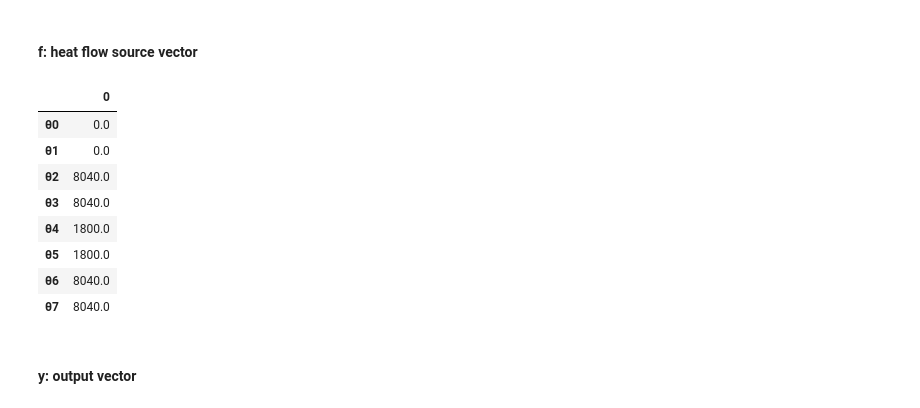
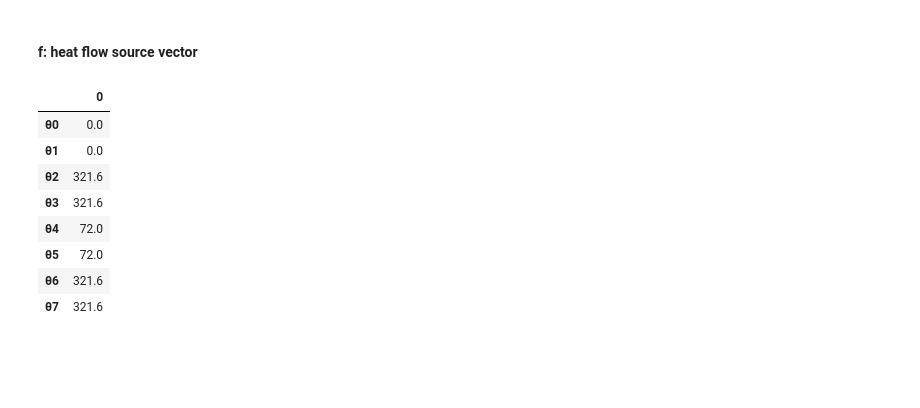
Before and after one commit to dm4bem/thermal-building-model-super-team, a Jupyter notebook: Assignment1_Gustmann_Rahman_Silva_Uddin.ipynb, the cells around one changed output. Cells and saved outputs as stored; diff of their text form; code cells hidden in the pictures; blank space fills up the shorter version.

```diff
--- a/Assignment1_Gustmann_Rahman_Silva_Uddin.ipynb
+++ b/Assignment1_Gustmann_Rahman_Silva_Uddin.ipynb
@@ -30,9 +30,12 @@ S_wall_3 = l*H
 
 # Temperatures
 
-To = -5     # degC
-T1_sp = 25  # degC
-E = 200     # W/m²
+To_winter = 3     # degC
+To_summer = 22    #degC
+T1_sp_summer = 25  # degC
+T1_sp_winter = 22  # degC
+E_winter = 16     # W/m² tilted surface
+E_summer = 41     # W/m² tilted surface
 # %%
 air = {'Density': 1.2,                      # kg/m³
        'Specific heat': 1000}               # J/(kg·K)
@@ -340,18 +348,22 @@ pd.DataFrame(b, index=q)
 # %% [markdown]
 #### f: heat flow source vector
 # %%
-f = pd.Series([0, 0, E*S_wall_total, E*S_wall_total, E*S_wall_3, E*S_wall_3, E*S_wall_total, E*S_wall_total],
+α = 0.5
+
+f_summer = pd.Series([0, 0, α*E_summer*S_wall_total, α*E_summer*S_wall_total, α*E_summer*S_wall_3, α*E_summer*S_wall_3, α*E_summer*S_wall_total, α*E_summer*S_wall_total],
               index=θ)
-pd.DataFrame(f, index=θ)
+pd.DataFrame(f_summer, index=θ)
+
+f_winter = pd.Series([0, 0, α*E_winter*S_wall_total, α*E_winter*S_wall_total, α*E_winter*S_wall_3, α*E_winter*S_wall_3, α*E_winter*S_wall_total, α*E_winter*S_wall_total],
+              index=θ)
+pd.DataFrame(f_winter, index=θ)
 # %% [output]
 |  | 0 |
 | θ0 | 0.0 |
 | θ1 | 0.0 |
-| θ2 | 8040.0 |
-| θ3 | 8040.0 |
-| θ4 | 1800.0 |
-| θ5 | 1800.0 |
-| θ6 | 8040.0 |
-| θ7 | 8040.0 |
+| θ2 | 321.6 |
+| θ3 | 321.6 |
+| θ4 | 72.0 |
+| θ5 | 72.0 |
+| θ6 | 321.6 |
+| θ7 | 321.6 |
-# %% [markdown]
-#### y: output vector
```
Also changed, not shown: parts of 4 cells of this notebook.
